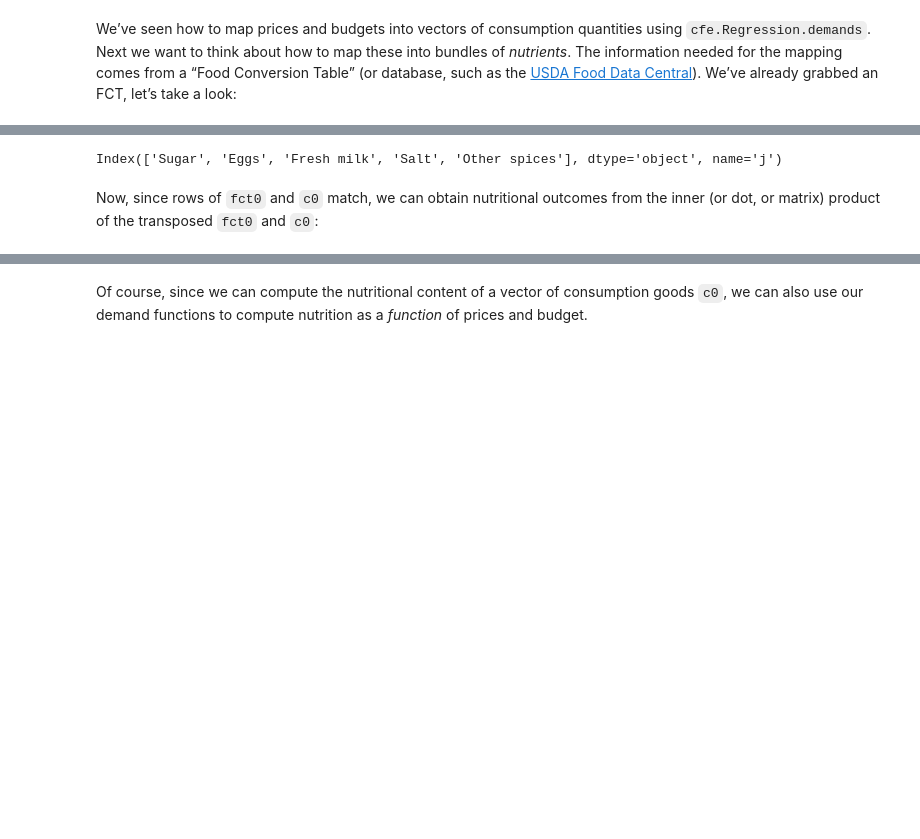
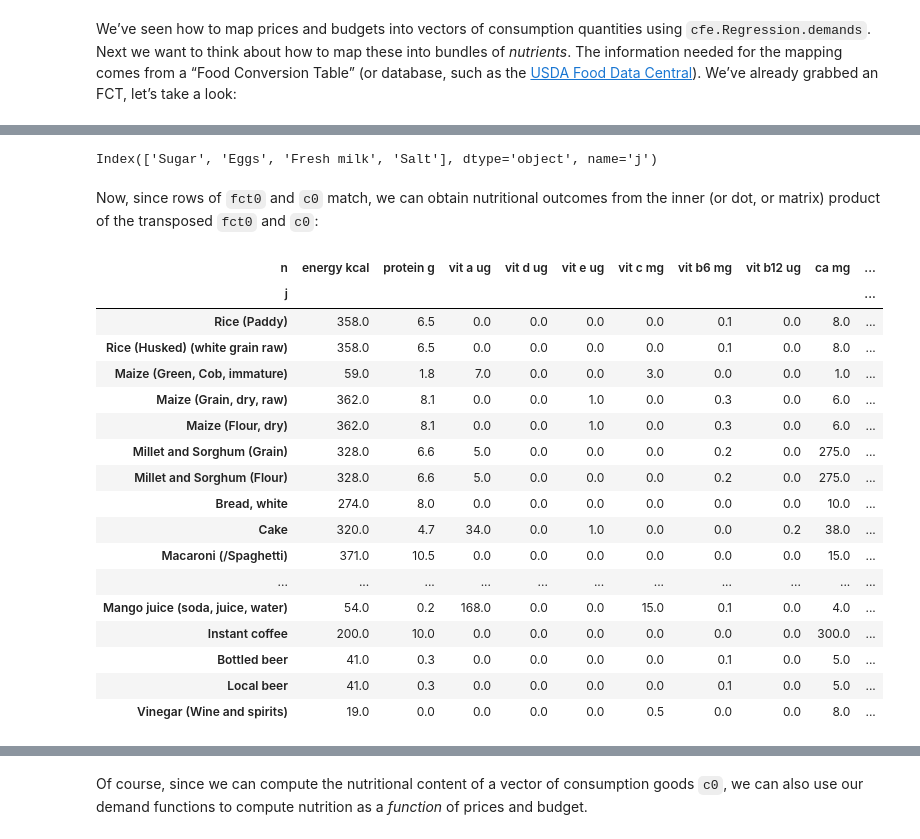
Before and after one commit to kehuang11/EEP153_Proj4_Holbrook, a Jupyter notebook: Proj4_Team_Holbrook_Working.ipynb, the cells around one changed output, grey strips where cells are left out. Drawn from its saved outputs; the diff is of its cells as text; code cells hidden in the pictures; blank space fills up the shorter version.

```diff
--- a/Proj4_Team_Holbrook_Working.ipynb
+++ b/Proj4_Team_Holbrook_Working.ipynb
@@ -283,13 +307,34 @@ We need the index of the Food Conversion Table (FCT) to match up with
 # %%
 # Create a new FCT and vector of consumption that only share rows in common:
-fct0,c0 = fct.align(qhat.T,axis=0,join='inner')
+fct0,c0 = fct.dropna(how='all',axis=0).align(qhat.T,axis=0,join='inner')
 print(fct0.index)
 # %% [output]
-Index(['Sugar', 'Eggs', 'Fresh milk', 'Salt', 'Other spices'], dtype='object', name='j')
+Index(['Sugar', 'Eggs', 'Fresh milk', 'Salt'], dtype='object', name='j')
 # %% [markdown]
 Now, since rows of `fct0` and `c0` match, we can obtain nutritional
  outcomes from the inner (or dot, or matrix) product of the transposed
  `fct0` and `c0`:
+# %%
+fct
+# %% [output]
+| n | energy kcal | protein g | vit a ug | vit d ug | vit e ug | vit c mg | vit b6 mg | vit b12 ug | ca mg | ... |
+| j |  |  |  |  |  |  |  |  |  | ... |
+| Rice (Paddy) | 358.0 | 6.5 | 0.0 | 0.0 | 0.0 | 0.0 | 0.1 | 0.0 | 8.0 | ... |
+| Rice (Husked) (white grain raw) | 358.0 | 6.5 | 0.0 | 0.0 | 0.0 | 0.0 | 0.1 | 0.0 | 8.0 | ... |
+| Maize (Green, Cob, immature) | 59.0 | 1.8 | 7.0 | 0.0 | 0.0 | 3.0 | 0.0 | 0.0 | 1.0 | ... |
+| Maize (Grain, dry, raw) | 362.0 | 8.1 | 0.0 | 0.0 | 1.0 | 0.0 | 0.3 | 0.0 | 6.0 | ... |
+| Maize (Flour, dry) | 362.0 | 8.1 | 0.0 | 0.0 | 1.0 | 0.0 | 0.3 | 0.0 | 6.0 | ... |
+| Millet and Sorghum (Grain) | 328.0 | 6.6 | 5.0 | 0.0 | 0.0 | 0.0 | 0.2 | 0.0 | 275.0 | ... |
+| Millet and Sorghum (Flour) | 328.0 | 6.6 | 5.0 | 0.0 | 0.0 | 0.0 | 0.2 | 0.0 | 275.0 | ... |
+| Bread, white | 274.0 | 8.0 | 0.0 | 0.0 | 0.0 | 0.0 | 0.0 | 0.0 | 10.0 | ... |
+| Cake | 320.0 | 4.7 | 34.0 | 0.0 | 1.0 | 0.0 | 0.0 | 0.2 | 38.0 | ... |
+| Macaroni (/Spaghetti) | 371.0 | 10.5 | 0.0 | 0.0 | 0.0 | 0.0 | 0.0 | 0.0 | 15.0 | ... |
+| ... | ... | ... | ... | ... | ... | ... | ... | ... | ... | ... |
+| Mango juice (soda, juice, water) | 54.0 | 0.2 | 168.0 | 0.0 | 0.0 | 15.0 | 0.1 | 0.0 | 4.0 | ... |
+| Instant coffee | 200.0 | 10.0 | 0.0 | 0.0 | 0.0 | 0.0 | 0.0 | 0.0 | 300.0 | ... |
+| Bottled beer | 41.0 | 0.3 | 0.0 | 0.0 | 0.0 | 0.0 | 0.1 | 0.0 | 5.0 | ... |
+| Local beer | 41.0 | 0.3 | 0.0 | 0.0 | 0.0 | 0.0 | 0.1 | 0.0 | 5.0 | ... |
+| Vinegar (Wine and spirits) | 19.0 | 0.0 | 0.0 | 0.0 | 0.0 | 0.5 | 0.0 | 0.0 | 8.0 | ... |
 # %%
 # The @ operator means matrix multiply
 N = fct0.T@c0
```
Also changed, not shown: parts of 10 cells of this notebook, 1 other file.
